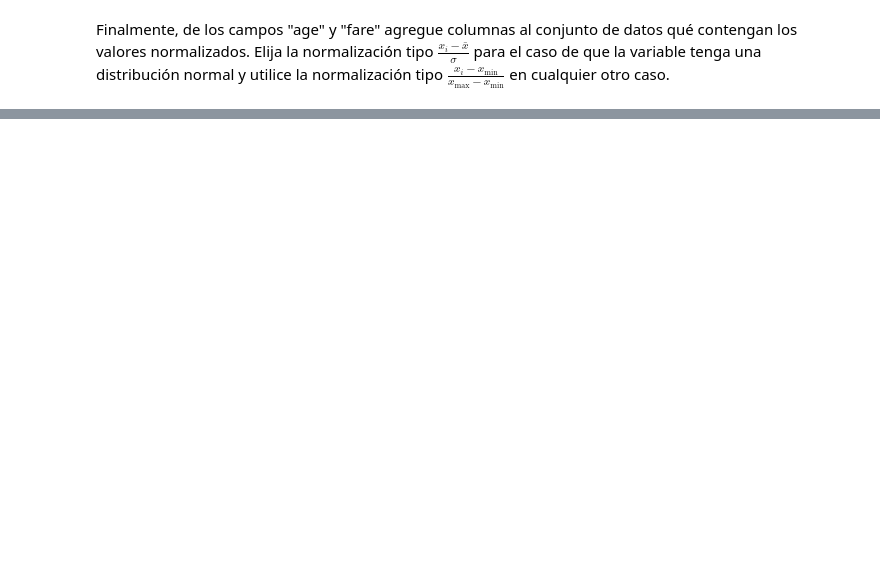
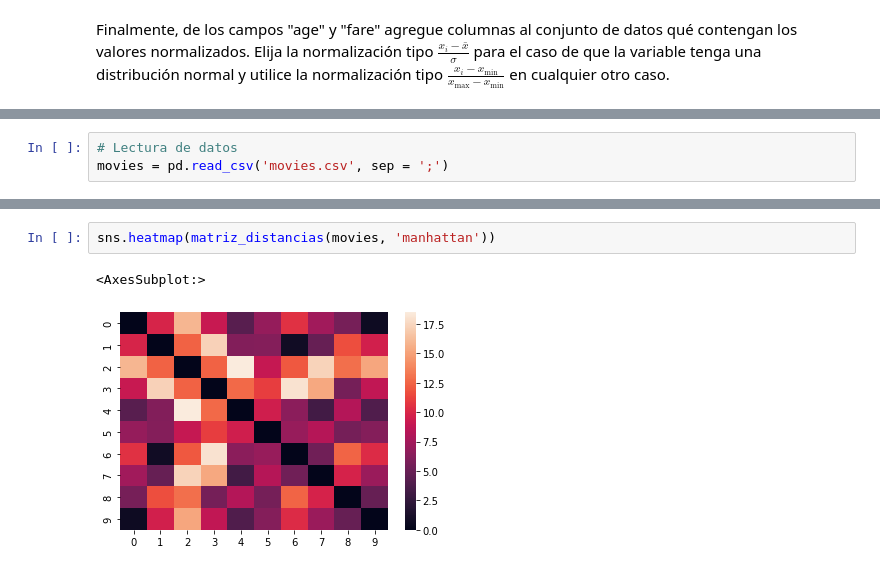
Before and after one commit to danielfrgs/2022_1-Visualizacion-Informacion, a Jupyter notebook: Tareas/T5/T5.ipynb, the cells around one changed output, grey strips where cells are left out. Saved outputs shown, nothing was run; the diff lists cells and outputs as text; blank space fills up the shorter version.

```diff
--- a/Tareas/T5/T5.ipynb
+++ b/Tareas/T5/T5.ipynb
@@ -170,0 +218,3 @@ titanic_2['fare'].hist(bins = range(0, 600, 25), figsize=[14,6])
+# %%
+# Lectura de datos
+movies = pd.read_csv('movies.csv', sep = ';')
@@ -170,0 +325,5 @@ titanic_2['fare'].hist(bins = range(0, 600, 25), figsize=[14,6])
+# %%
+sns.heatmap(matriz_distancias(movies, 'manhattan'))
+# %% [output]
+<AxesSubplot:>
+[figure, added]
```
Also changed, not shown: parts of 31 cells of this notebook.
